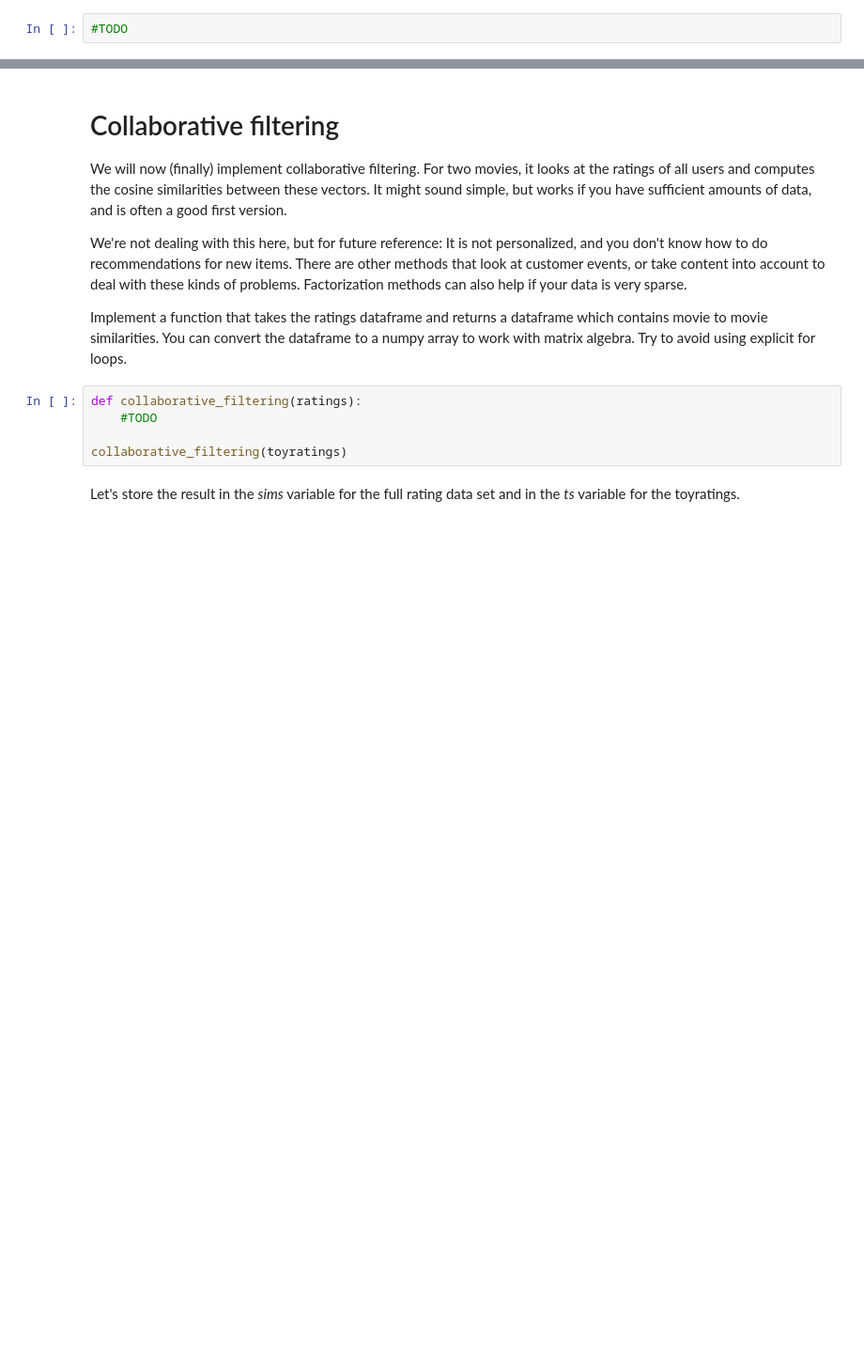
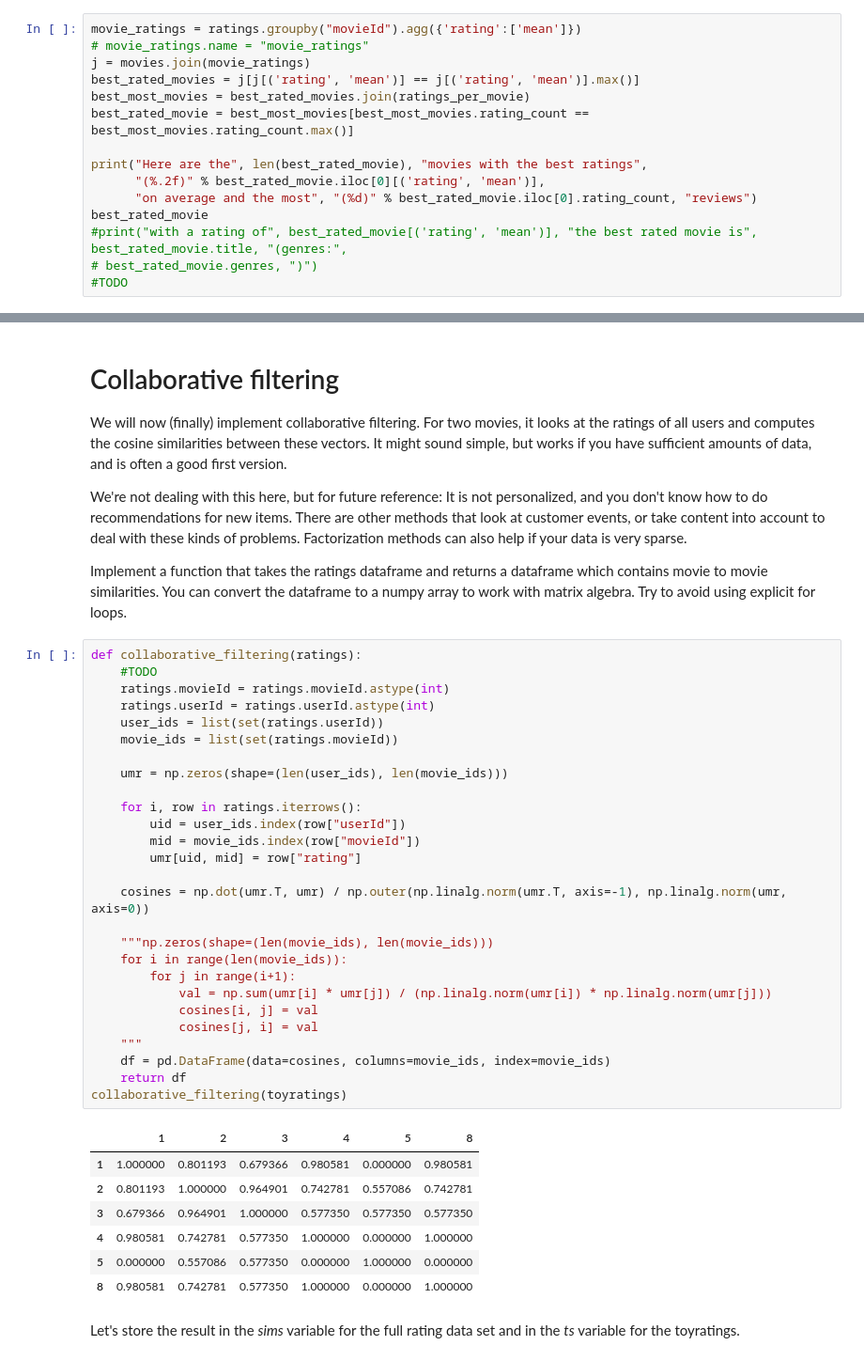
Before and after one commit to nice-oven/saki-2021-reco, a Jupyter notebook: SAKI reco exercise.ipynb, the cells around one changed output, grey strips where cells are left out. Shown: that part at 94% size. Cells and saved outputs as stored; diff of their text form; blank space fills up the shorter version.

```diff
--- a/SAKI reco exercise.ipynb
+++ b/SAKI reco exercise.ipynb
@@ -76,4 +121,17 @@ This is a all not very informative. Try joining the movies data to this result s
 # %% [markdown]
 Likewise, what's the best rated movie of all times?
 # %%
+movie_ratings = ratings.groupby("movieId").agg({'rating':['mean']})
+# movie_ratings.name = "movie_ratings"
+j = movies.join(movie_ratings)
+best_rated_movies = j[j[('rating', 'mean')] == j[('rating', 'mean')].max()]
+best_most_movies = best_rated_movies.join(ratings_per_movie)
+best_rated_movie = best_most_movies[best_most_movies.rating_count == best_most_movies.rating_count.max()]
+
+print("Here are the", len(best_rated_movie), "movies with the best ratings",
+      "(%.2f)" % best_rated_movie.iloc[0][('rating', 'mean')],
+      "on average and the most", "(%d)" % best_rated_movie.iloc[0].rating_count, "reviews")
+best_rated_movie
+#print("with a rating of", best_rated_movie[('rating', 'mean')], "the best rated movie is", best_rated_movie.title, "(genres:",
+# best_rated_movie.genres, ")")
 #TODO
@@ -113,8 +206,38 @@ Implement a function that takes the ratings dataframe and returns a dataframe wh
 # %%
 def collaborative_filtering(ratings):
     #TODO
+    ratings.movieId = ratings.movieId.astype(int)
+    ratings.userId = ratings.userId.astype(int)
+    user_ids = list(set(ratings.userId))
+    movie_ids = list(set(ratings.movieId))
 
+    umr = np.zeros(shape=(len(user_ids), len(movie_ids)))
+
+    for i, row in ratings.iterrows():
+        uid = user_ids.index(row["userId"])
+        mid = movie_ids.index(row["movieId"])
+        umr[uid, mid] = row["rating"]
+
+    cosines = np.dot(umr.T, umr) / np.outer(np.linalg.norm(umr.T, axis=-1), np.linalg.norm(umr, axis=0))
+
+    """np.zeros(shape=(len(movie_ids), len(movie_ids)))
+    for i in range(len(movie_ids)):
+        for j in range(i+1):
+            val = np.sum(umr[i] * umr[j]) / (np.linalg.norm(umr[i]) * np.linalg.norm(umr[j]))
+            cosines[i, j] = val
+            cosines[j, i] = val
+    """
+    df = pd.DataFrame(data=cosines, columns=movie_ids, index=movie_ids)
+    return df
 collaborative_filtering(toyratings)
+# %% [output]
+|  | 1 | 2 | 3 | 4 | 5 | 8 |
+| 1 | 1.000000 | 0.801193 | 0.679366 | 0.980581 | 0.000000 | 0.980581 |
+| 2 | 0.801193 | 1.000000 | 0.964901 | 0.742781 | 0.557086 | 0.742781 |
+| 3 | 0.679366 | 0.964901 | 1.000000 | 0.577350 | 0.577350 | 0.577350 |
+| 4 | 0.980581 | 0.742781 | 0.577350 | 1.000000 | 0.000000 | 1.000000 |
+| 5 | 0.000000 | 0.557086 | 0.577350 | 0.000000 | 1.000000 | 0.000000 |
+| 8 | 0.980581 | 0.742781 | 0.577350 | 1.000000 | 0.000000 | 1.000000 |
 # %% [markdown]
 Let's store the result in the _sims_ variable for the full rating data set and in the _ts_ variable for the toyratings.
 # %%
```
Also changed, not shown: parts of 12 cells of this notebook, 1 other file.
